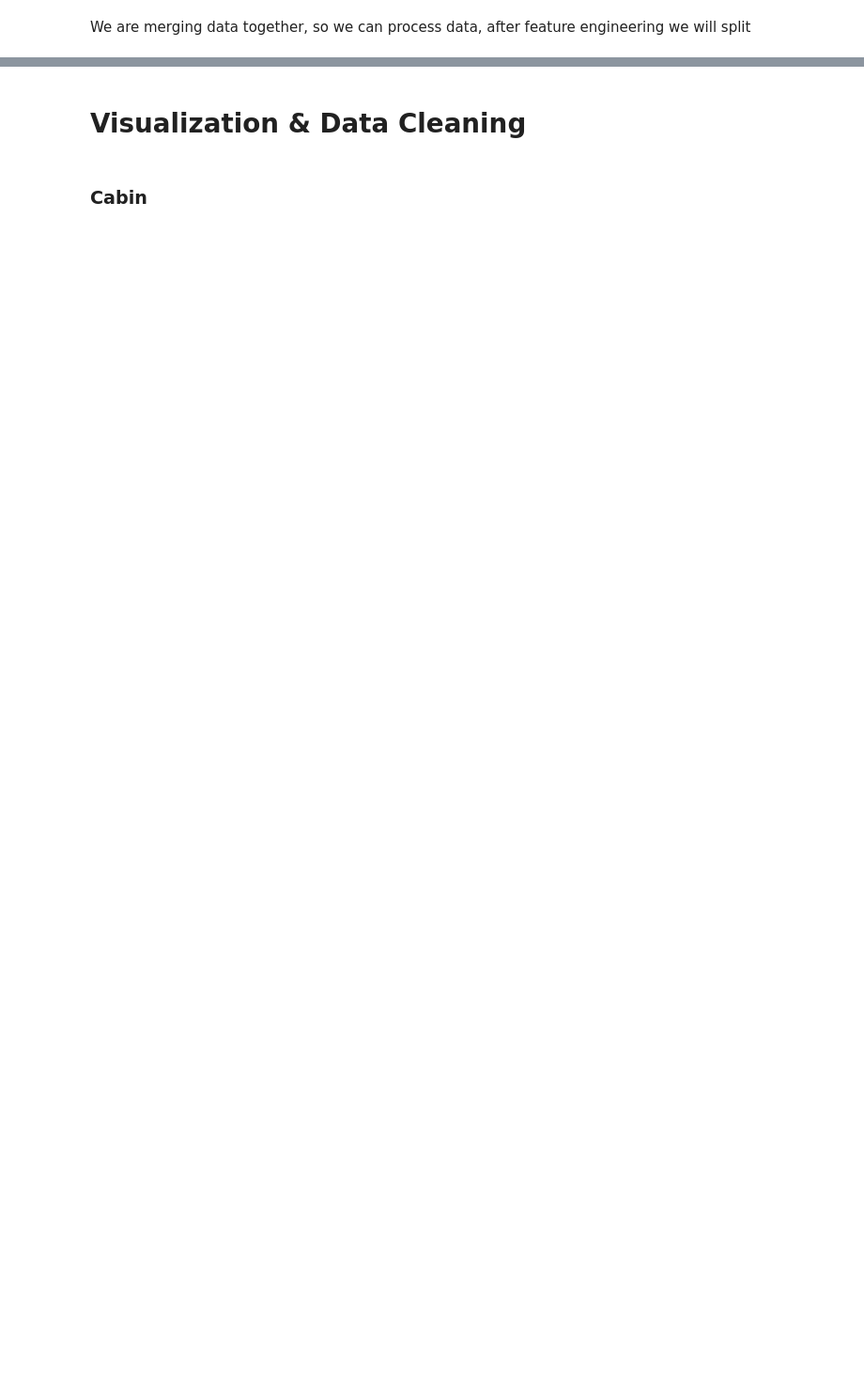
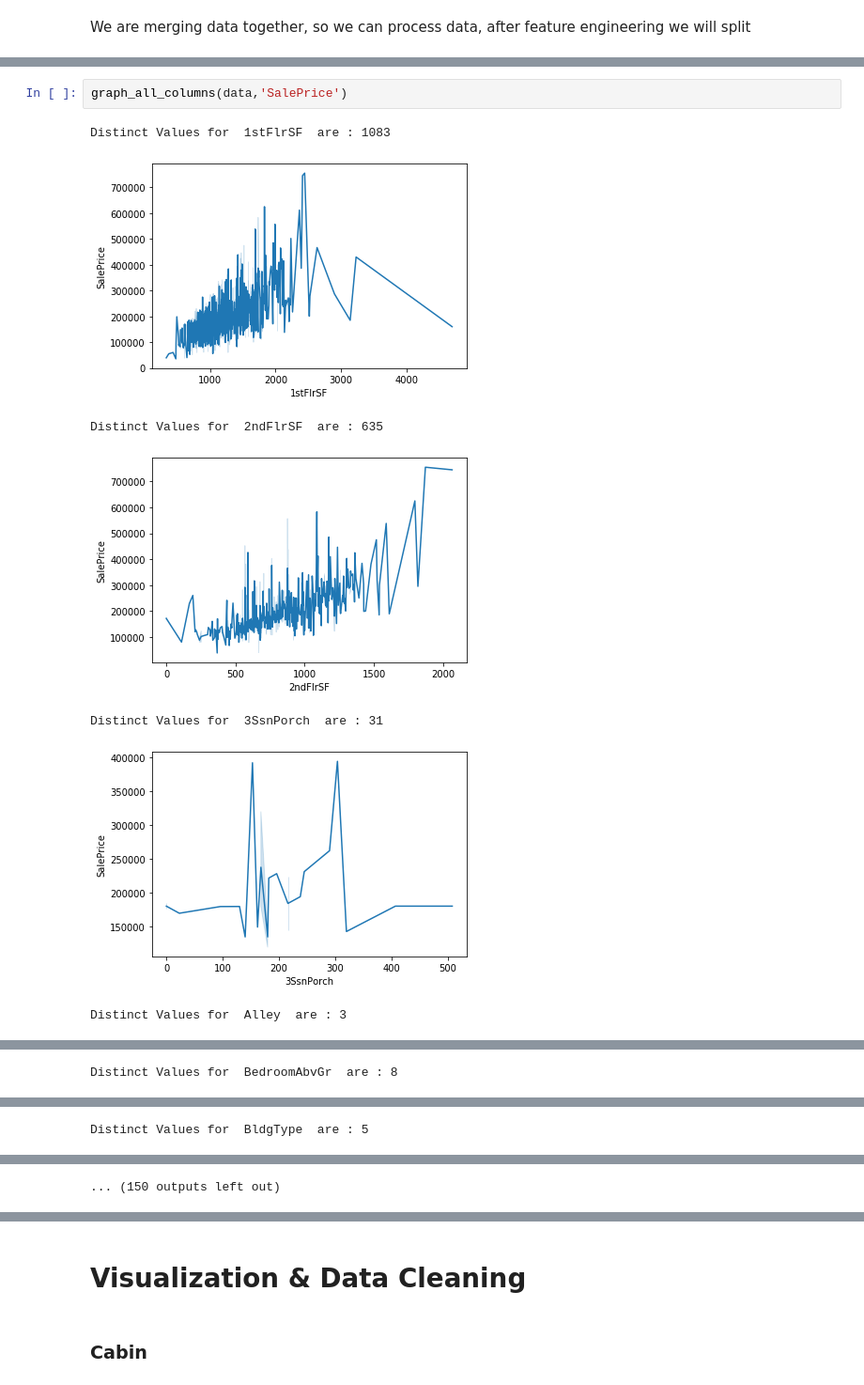
Before and after one commit to ashishpatel0720/ml, a Jupyter notebook: src/problems/kaggle/House-Prices/notebook/ap-housing-price-prediction.ipynb, the cells around one changed output, grey strips where cells are left out. Shown at 94% size. Saved outputs shown, nothing was run; the diff lists cells and outputs as text; blank space fills up the shorter version.

```diff
--- a/src/problems/kaggle/House-Prices/notebook/ap-housing-price-prediction.ipynb
+++ b/src/problems/kaggle/House-Prices/notebook/ap-housing-price-prediction.ipynb
@@ -86,0 +86,10 @@ memory usage: 1.8+ MB
+# %%
+graph_all_columns(data,'SalePrice')
+# %% [output]
+Distinct Values for  1stFlrSF  are : 1083
+[figure, added]
+Distinct Values for  2ndFlrSF  are : 635
+[figure, added]
+Distinct Values for  3SsnPorch  are : 31
+[figure, added]
+Distinct Values for  Alley  are : 3
@@ -86,0 +97 @@ memory usage: 1.8+ MB
+Distinct Values for  BedroomAbvGr  are : 8
@@ -86,0 +99 @@ memory usage: 1.8+ MB
+Distinct Values for  BldgType  are : 5
@@ -87,3 +101,4 @@ memory usage: 1.8+ MB
+... (150 outputs left out)
 # %%
 data.isnull().sum()  # finding null per column
 # %% [output]
```
Also changed, not shown: parts of 46 cells of this notebook, 3 other files.
